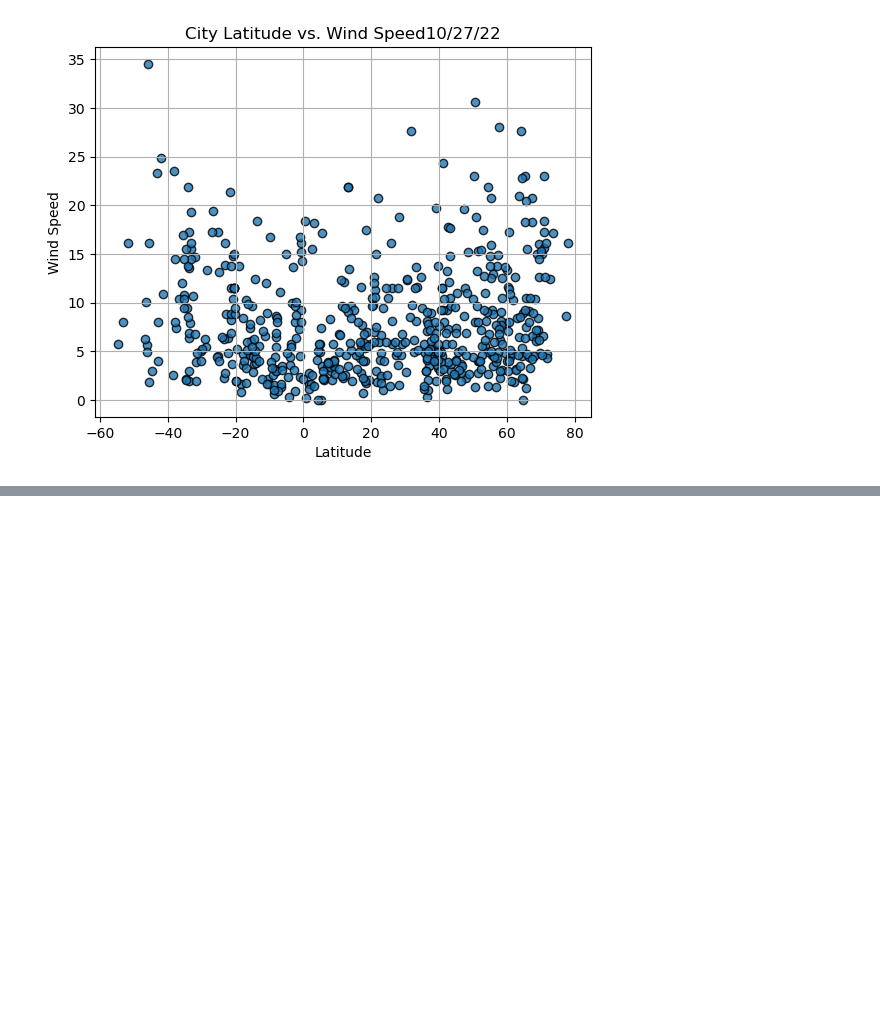
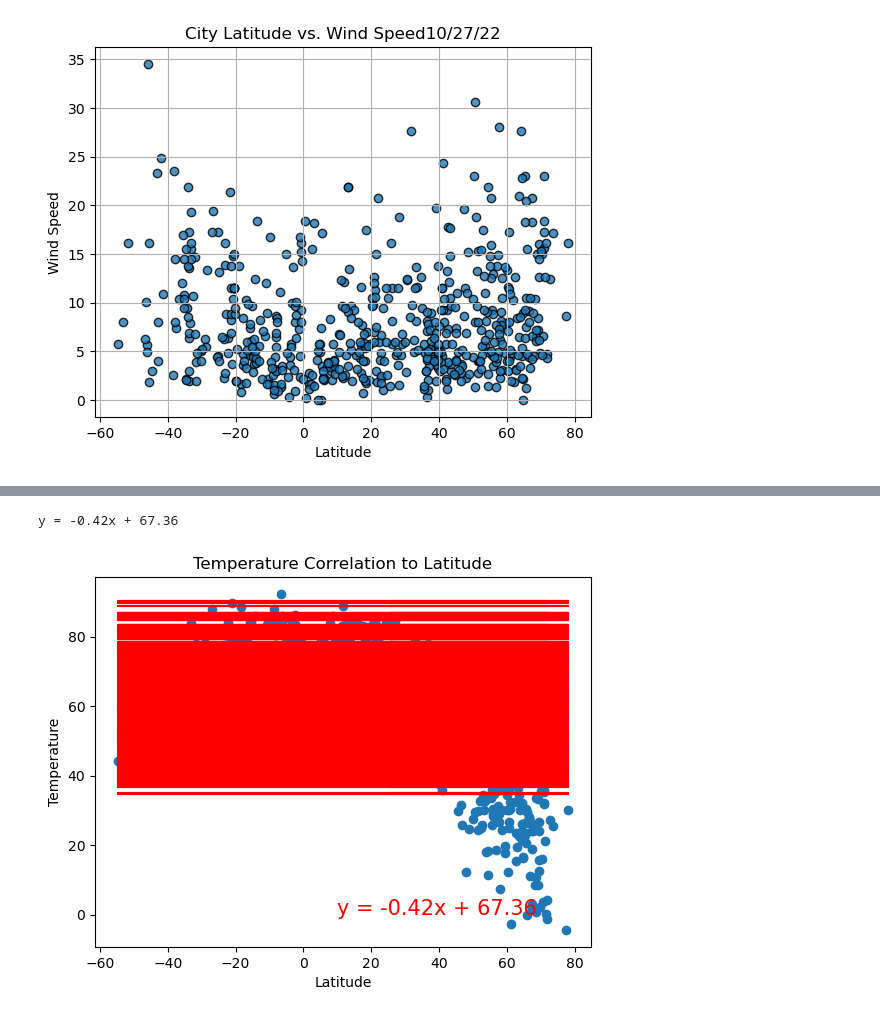
Before and after one commit to mandyfufu/World_Weather_Analysis, a Jupyter notebook: WeatherPy.ipynb, the cells around one changed output, grey strips where cells are left out. Cells and saved outputs as stored; diff of their text form; code cells hidden in the pictures; blank space fills up the shorter version.

```diff
--- a/WeatherPy.ipynb
+++ b/WeatherPy.ipynb
@@ -361,0 +422,34 @@ plt.show()
+# %%
+city_weather_df.head()
+max_temp = city_weather_df['Max Temp']
+wind_speed = city_weather_df['Wind Speed']
+# %%
+# perform linear regression (lat + max_temp)
+
+(slope, intercept, r_value, p_value, std_err) = linregress(lat, max_temp)
+linregress(lat, max_temp)
+
+# calculate teh regression line 'y values' from the slope and intercept
+regress_values = [(lat * slope + intercept) for x in lat]
+regress_values
+
+# Get the equation of the line.
+line_eq = 'y = ' + str(round(slope,2)) + 'x + ' + str(round(intercept,2))
+print(line_eq)
+
+# create a scatter plot of the x and y values
+plt.scatter(lat, max_temp)
+
+# plot the regression line with the x-values and the y coords based on the intercept and slope.
+plt.plot(lat, regress_values,'r')
+
+# annotate the text for the line equation and add it's coords
+plt.annotate(line_eq, (10,0), fontsize=15, color='red')
+
+plt.title('Temperature Correlation to Latitude')
+plt.xlabel('Latitude')
+plt.ylabel('Temperature')
+plt.show()
+# %% [output]
+y = -0.42x + 67.36
+[figure, added]
```
Also changed, not shown: parts of 33 cells of this notebook, 10 other files.
